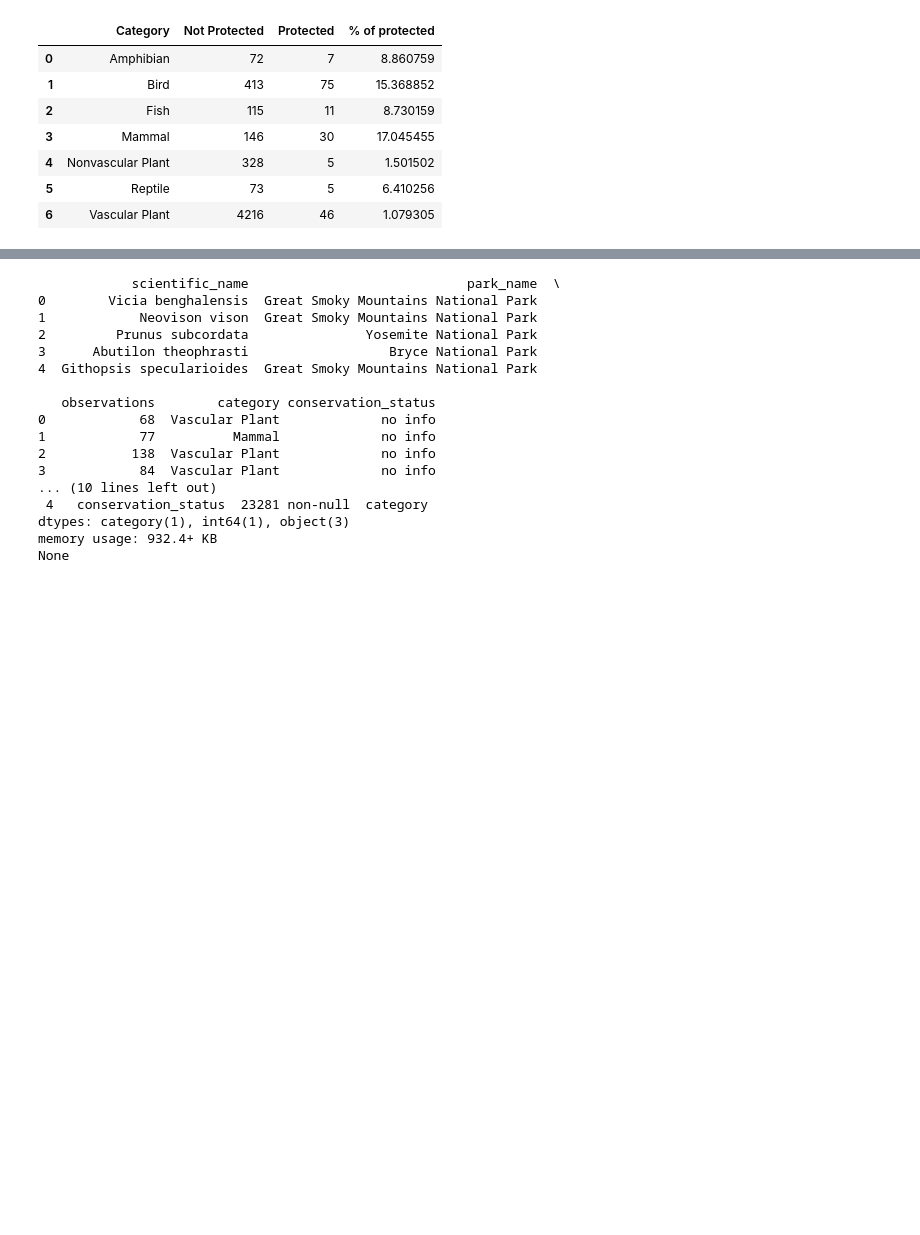
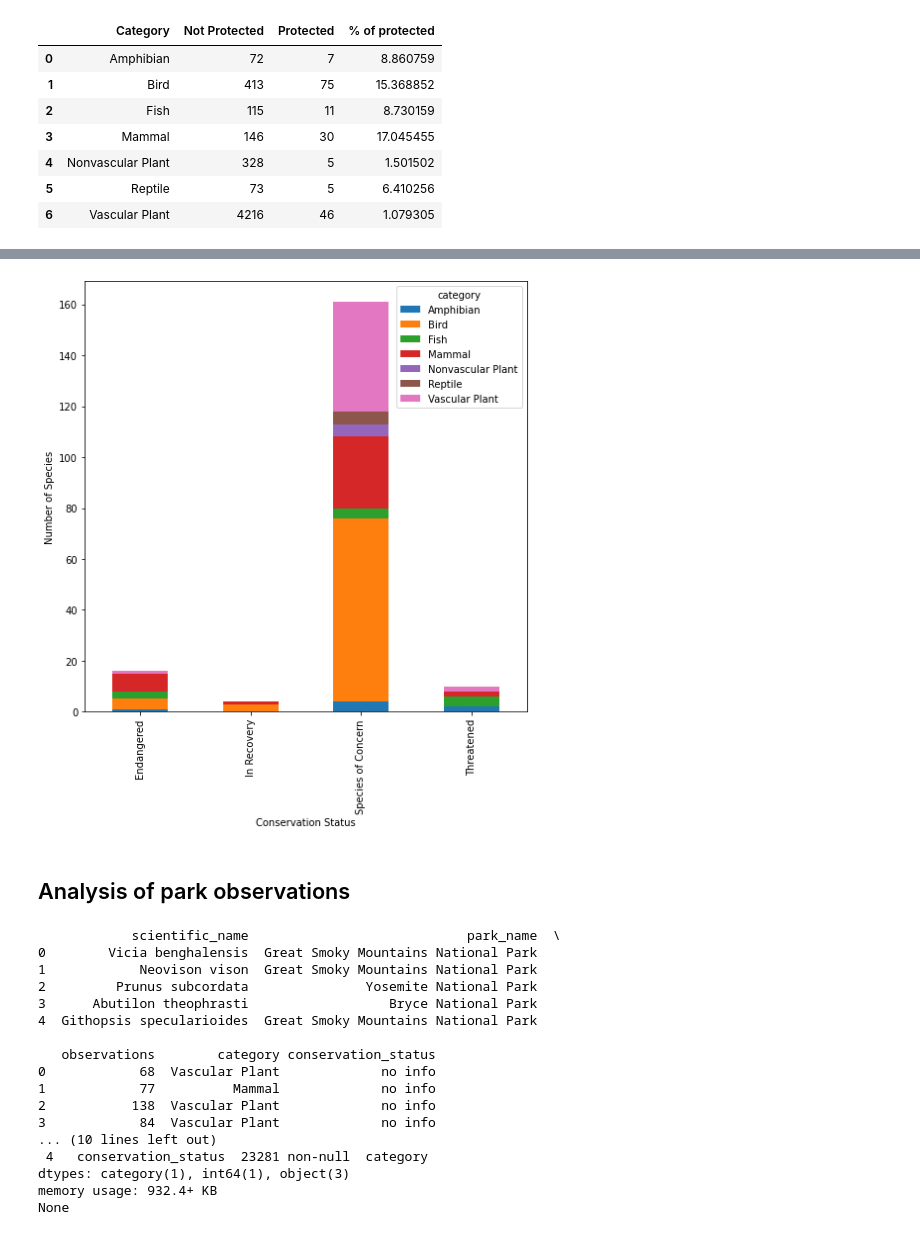
Before and after one commit to R0go/BioDiversity, a Jupyter notebook: biodiversity.ipynb, the cells around one changed output, grey strips where cells are left out. Saved outputs shown, nothing was run; the diff lists cells and outputs as text; code cells hidden in the pictures; blank space fills up the shorter version.

Commit message:
Finished the species analysis

```diff
--- a/biodiversity.ipynb
+++ b/biodiversity.ipynb
@@ -255,3 +255,12 @@ species_grouping
 | 4 | Nonvascular Plant | 328 | 5 | 1.501502 |
 | 5 | Reptile | 73 | 5 | 6.410256 |
 | 6 | Vascular Plant | 4216 | 46 | 1.079305 |
+# %%
+#needed to bring back the object category to the conservation status
+species_info["conservation_status"] = species_info["conservation_status"].astype("object")
+cat_per_cons_status = species_info[species_info.conservation_status != 'Species of no concern']\
+    .groupby(["conservation_status", "category"])['scientific_name']\
+    .count()\
+    .unstack()
+
+cat_per_cons_status
@@ -258,3 +274,12 @@ species_grouping
+# %%
+ax = cat_per_cons_status.plot(kind = 'bar', figsize=(8,8),
+                               stacked=True)
+ax.set_xlabel("Conservation Status")
+ax.set_ylabel("Number of Species");
+# %% [output]
+[figure, added]
+# %% [markdown]
+## Analysis of park observations
 # %%
 all_data = pd.merge(
     left = observations,
```
Also changed, not shown: parts of 1 cell of this notebook.
